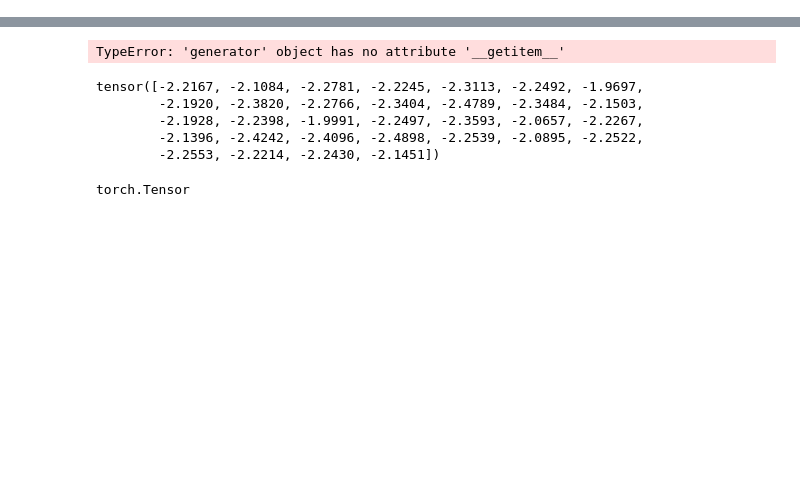
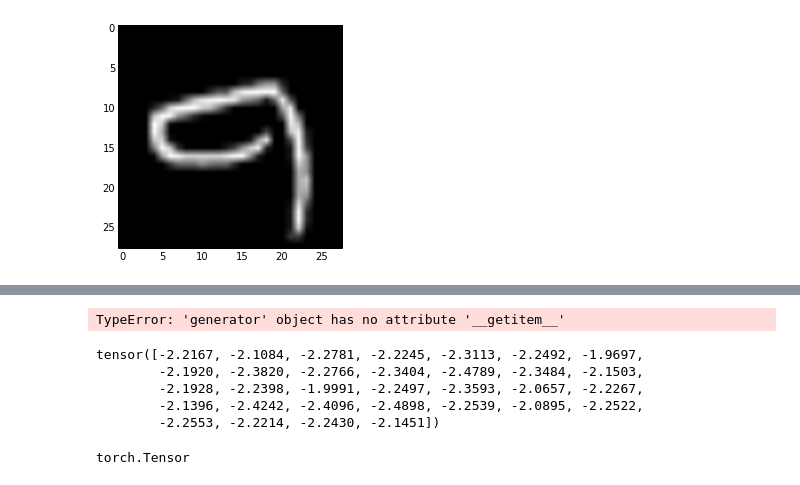
Before and after one commit to GabrielXia/confidence, a Jupyter notebook: cnn/Untitled.ipynb, the cells around one changed output, grey strips where cells are left out. Drawn from its saved outputs; the diff is of its cells as text; code cells hidden in the pictures; blank space fills up the shorter version.

```diff
--- a/cnn/Untitled.ipynb
+++ b/cnn/Untitled.ipynb
@@ -44,14 +47,14 @@ optimizer = optim.SGD(model.parameters(), lr=0.01, momentum=0.5)
 # %%
-train_loader = torch.utils.data.DataLoader(
-    datasets.MNIST('../data', train=True, download=True,
+train_mnist = torch.utils.data.DataLoader(
+    datasets.MNIST('../data/mnist', train=True, download=True,
                    transform=transforms.Compose([
                        transforms.ToTensor(),
                        transforms.Normalize((0.1307,), (0.3081,))
                    ])),
-    batch_size=64, shuffle=True)
-test_loader = torch.utils.data.DataLoader(
-    datasets.MNIST('../data', train=False, transform=transforms.Compose([
+    batch_size=10000, shuffle=True)
+test_mnist = torch.utils.data.DataLoader(
+    datasets.MNIST('../data/mnist', train=False, transform=transforms.Compose([
                        transforms.ToTensor(),
                        transforms.Normalize((0.1307,), (0.3081,))
                    ])),
-    batch_size=1000, shuffle=True)
+    batch_size=10000, shuffle=True)
@@ -67,0 +61,8 @@ for batch_idx, (data, target) in enumerate(train_loader):
+# %%
+mnistiter = iter(train_mnist)
+mnist_images, mnist_labels = mnistiter.next()
+# %%
+im = mnist_images[3, :, :, :].numpy().reshape(28, 28)
+imgplot = plt.imshow(im, cmap='gray')
+# %% [output]
+[figure, added]
```
Also changed, not shown: parts of 38 cells of this notebook, 2 other files.
